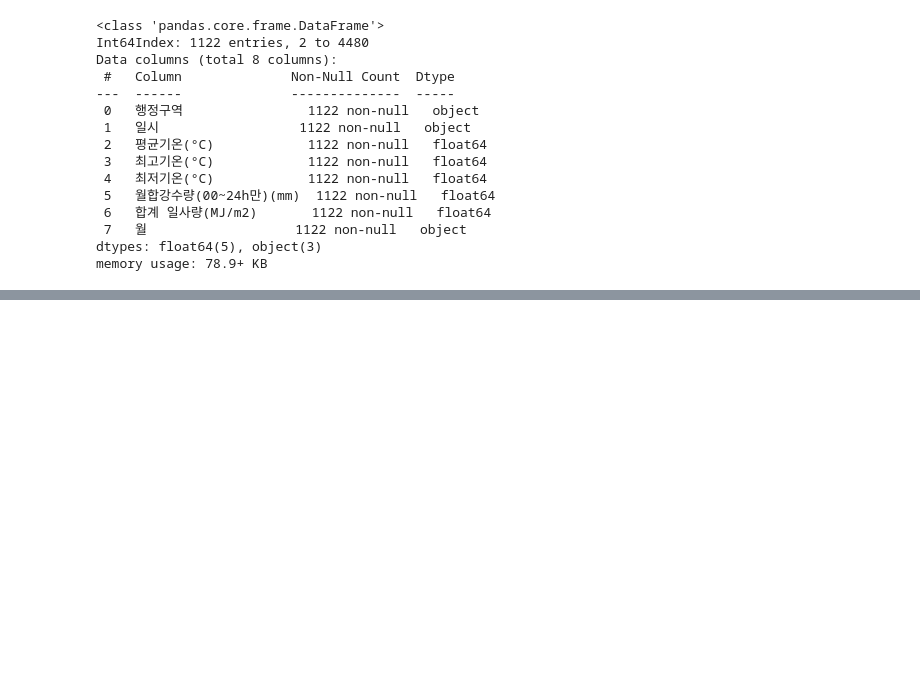
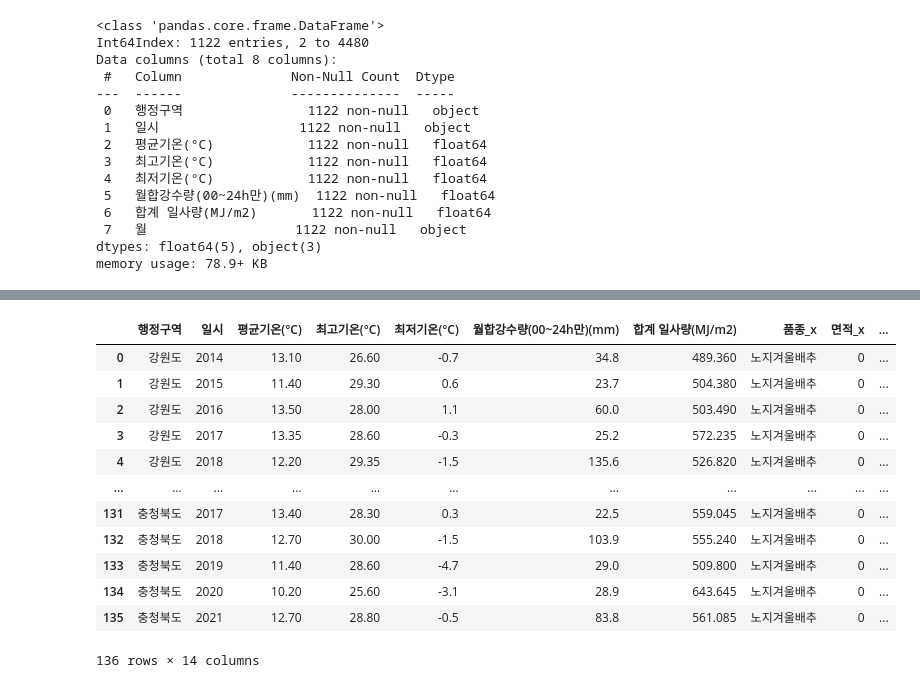
Before and after one commit to Kim-Hyunah/Final_Predict_Agricultural, a Jupyter notebook: preprocessing_weather_furoot_ha.ipynb, the cells around one changed output, grey strips where cells are left out. Drawn from its saved outputs; the diff is of its cells as text; code cells hidden in the pictures; blank space fills up the shorter version.

```diff
--- a/preprocessing_weather_furoot_ha.ipynb
+++ b/preprocessing_weather_furoot_ha.ipynb
@@ -205,0 +557,6 @@ spiring_df
+# %%
+# winter_df_median 인덱싱 0으로 넣고 행적구역과 년도 컬럼으로 설정
+winter_df_median = winter_df_median.reset_index(level=['행정구역', '년도'])
+spring_df_median = spring_df_median.reset_index(level=['행정구역', '년도'])
+gorange_df_median = gorange_df_median.reset_index(level=['행정구역', '년도'])
+fall_df_median = fall_df_median.reset_index(level=['행정구역', '년도'])
@@ -205,0 +579,34 @@ spiring_df
+# %%
+# winter_df_mean 년도 컬럼명을 일시로 변경
+winter_df_median = winter_df_median.rename(columns={'년도': '일시'})
+spring_df_median = spring_df_median.rename(columns={'년도':'일시'})
+gorange_df_median = gorange_df_median.rename(columns={'년도':'일시'})
+fall_df_median = fall_df_median.rename(columns={'년도':'일시'})
+# %%
+# winter_df_mean 과 output_spring_df 병합
+winter_df_median = pd.merge(winter_df_median, output_winter_df, on=['행정구역', '일시'])
+spring_df_median = pd.merge(spring_df_median, output_winter_df, on=['행정구역', '일시'])
+gorange_df_median = pd.merge(gorange_df_median, output_winter_df, on=['행정구역', '일시'])
+fall_df_median = pd.merge(fall_df_median, output_winter_df, on=['행정구역', '일시'])
+# %%
+# 10a당_생산량 컬럼 삭제
+winter_df_median = winter_df_median.drop(['10a당_생산량'], axis=1)
+spring_df_median = spring_df_median.drop(['10a당_생산량'], axis=1)
+gorange_df_median = gorange_df_median.drop(['10a당_생산량'], axis=1)
+fall_df_median = fall_df_median.drop(['10a당_생산량'], axis=1)
+# %%
+spring_df_median
+# %% [output]
+|  | 행정구역 | 일시 | 평균기온(°C) | 최고기온(°C) | 최저기온(°C) | 월합강수량(00~24h만)(mm) | 합계 일사량(MJ/m2) | 품종_x | 면적_x | ... |
+| 0 | 강원도 | 2014 | 13.10 | 26.60 | -0.7 | 34.8 | 489.360 | 노지겨울배추 | 0 | ... |
+| 1 | 강원도 | 2015 | 11.40 | 29.30 | 0.6 | 23.7 | 504.380 | 노지겨울배추 | 0 | ... |
+| 2 | 강원도 | 2016 | 13.50 | 28.00 | 1.1 | 60.0 | 503.490 | 노지겨울배추 | 0 | ... |
+| 3 | 강원도 | 2017 | 13.35 | 28.60 | -0.3 | 25.2 | 572.235 | 노지겨울배추 | 0 | ... |
+| 4 | 강원도 | 2018 | 12.20 | 29.35 | -1.5 | 135.6 | 526.820 | 노지겨울배추 | 0 | ... |
+| ... | ... | ... | ... | ... | ... | ... | ... | ... | ... | ... |
+| 131 | 충청북도 | 2017 | 13.40 | 28.30 | 0.3 | 22.5 | 559.045 | 노지겨울배추 | 0 | ... |
+| 132 | 충청북도 | 2018 | 12.70 | 30.00 | -1.5 | 103.9 | 555.240 | 노지겨울배추 | 0 | ... |
+| 133 | 충청북도 | 2019 | 11.40 | 28.60 | -4.7 | 29.0 | 509.800 | 노지겨울배추 | 0 | ... |
+| 134 | 충청북도 | 2020 | 10.20 | 25.60 | -3.1 | 28.9 | 643.645 | 노지겨울배추 | 0 | ... |
+| 135 | 충청북도 | 2021 | 12.70 | 28.80 | -0.5 | 83.8 | 561.085 | 노지겨울배추 | 0 | ... |
+136 rows × 14 columns
```
Also changed, not shown: parts of 58 cells of this notebook, 1 other file.
